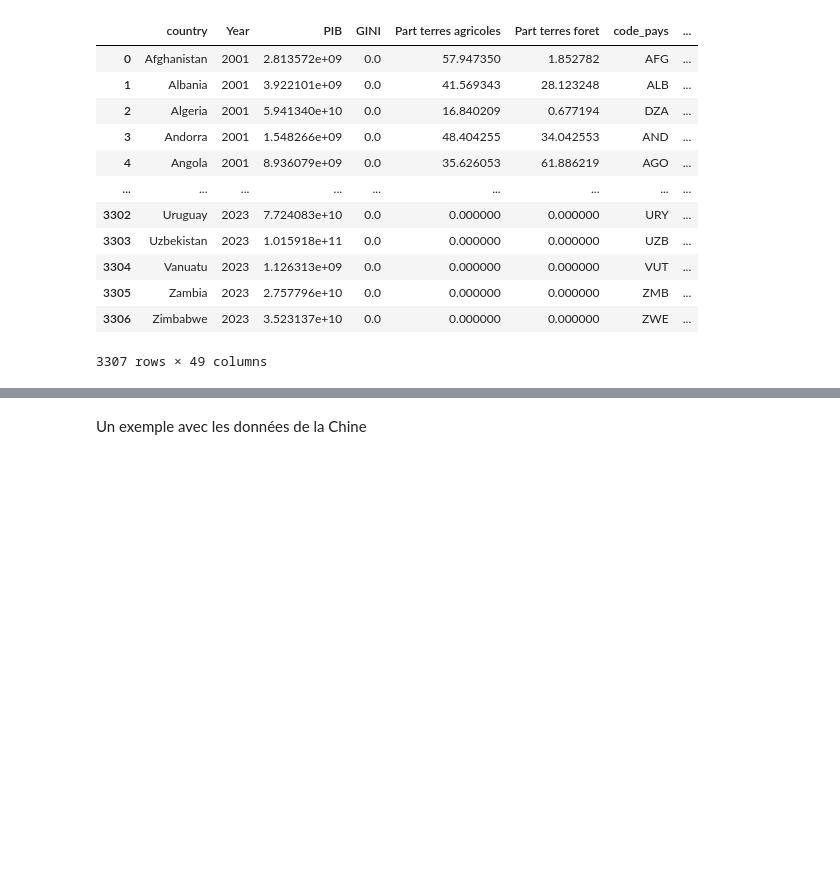
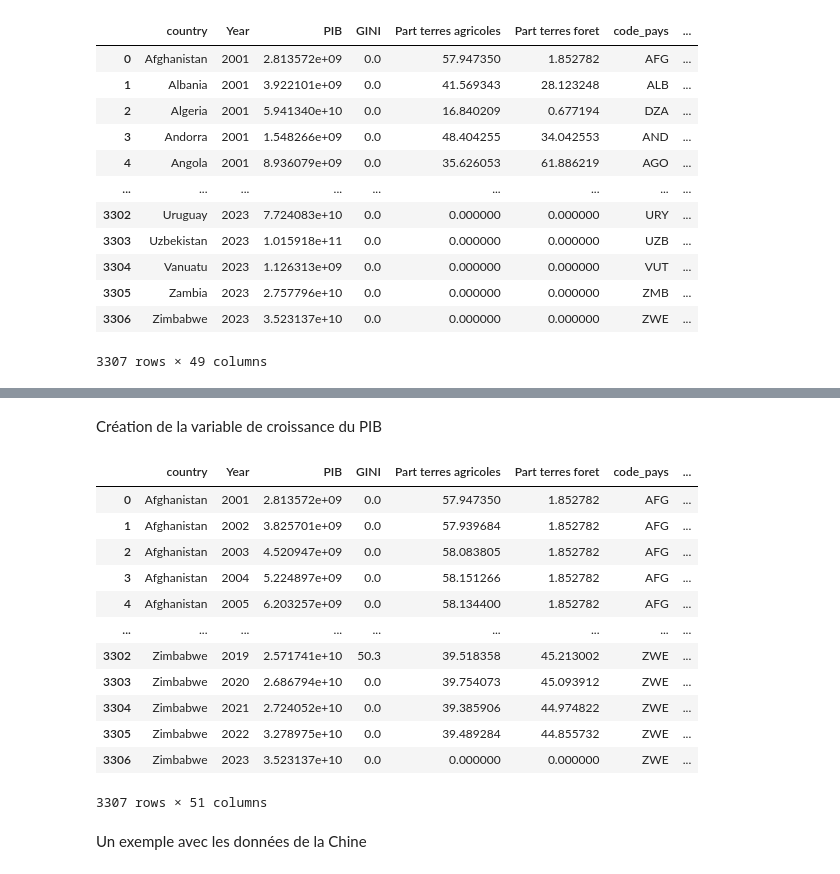
Before and after one commit to marine-huchet/Deforestation, a Jupyter notebook: MainPython/analyse descriptive.ipynb, the cells around one changed output, grey strips where cells are left out. Drawn from its saved outputs; the diff is of its cells as text; code cells hidden in the pictures; blank space fills up the shorter version.

```diff
--- a/MainPython/analyse descriptive.ipynb
+++ b/MainPython/analyse descriptive.ipynb
@@ -47,3 +72,26 @@ data
+# %% [markdown]
+Création de la variable de croissance du PIB
+# %%
+# Trier les données par Pays et Année
+data = data.sort_values(by=['country', 'Year']).reset_index(drop=True)
+data
+# Calcul de la croissance du PIB par pays
+data['Croissance_PIB'] = data.groupby('code_pays')['PIB'].pct_change() * 100
+data
+# %% [output]
+|  | country | Year | PIB | GINI | Part terres agricoles | Part terres foret | code_pays | ... |
+| 0 | Afghanistan | 2001 | 2.813572e+09 | 0.0 | 57.947350 | 1.852782 | AFG | ... |
+| 1 | Afghanistan | 2002 | 3.825701e+09 | 0.0 | 57.939684 | 1.852782 | AFG | ... |
+| 2 | Afghanistan | 2003 | 4.520947e+09 | 0.0 | 58.083805 | 1.852782 | AFG | ... |
+| 3 | Afghanistan | 2004 | 5.224897e+09 | 0.0 | 58.151266 | 1.852782 | AFG | ... |
+| 4 | Afghanistan | 2005 | 6.203257e+09 | 0.0 | 58.134400 | 1.852782 | AFG | ... |
+| ... | ... | ... | ... | ... | ... | ... | ... | ... |
+| 3302 | Zimbabwe | 2019 | 2.571741e+10 | 50.3 | 39.518358 | 45.213002 | ZWE | ... |
+| 3303 | Zimbabwe | 2020 | 2.686794e+10 | 0.0 | 39.754073 | 45.093912 | ZWE | ... |
+| 3304 | Zimbabwe | 2021 | 2.724052e+10 | 0.0 | 39.385906 | 44.974822 | ZWE | ... |
+| 3305 | Zimbabwe | 2022 | 3.278975e+10 | 0.0 | 39.489284 | 44.855732 | ZWE | ... |
+| 3306 | Zimbabwe | 2023 | 3.523137e+10 | 0.0 | 0.000000 | 0.000000 | ZWE | ... |
+3307 rows × 51 columns
 # %% [markdown]
 Un exemple avec les données de la Chine
 # %%
```
Also changed, not shown: parts of 13 cells of this notebook.
